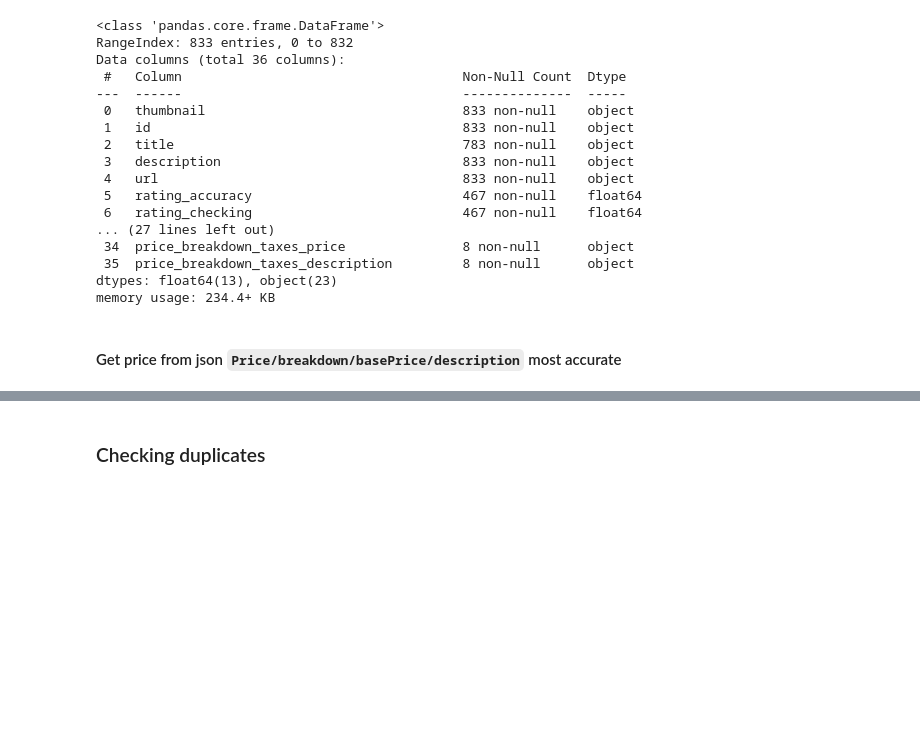
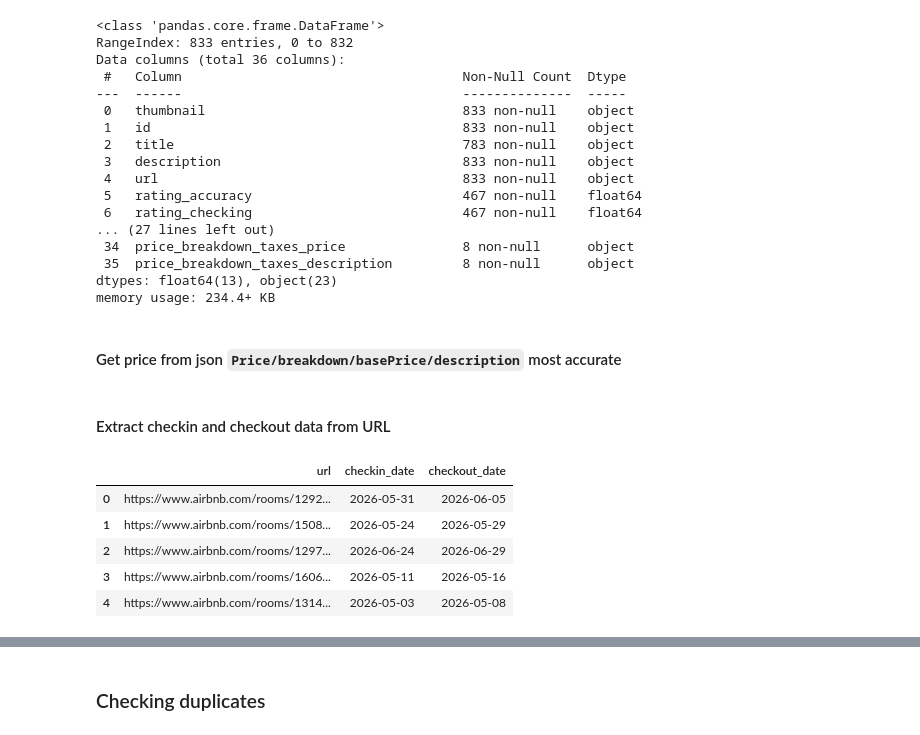
Before and after one commit to Mennaa-Ayman/Airbnb-Data-Analytics, a Jupyter notebook: Cleaning/Data_cleaning.ipynb, the cells around one changed output, grey strips where cells are left out. Saved outputs shown, nothing was run; the diff lists cells and outputs as text; code cells hidden in the pictures; blank space fills up the shorter version.

```diff
--- a/Cleaning/Data_cleaning.ipynb
+++ b/Cleaning/Data_cleaning.ipynb
@@ -8,7 +8,7 @@ import pandas as pd
 import json
 import re
 
-with open(r"../Data/raw/Airbnb_Scrabbed.json", encoding="utf-8") as f:
+with open(r"../Data/raw/Airbnb_Scrapped.json", encoding="utf-8") as f:
     data = json.load(f)
 
 if isinstance(data, dict):
@@ -76,3 +76,33 @@ def extract_nightly_price_from_str(desc, price=None):
     return np.nan
 # Apply extraction to the DataFrame
 df['nightly_price'] = df.apply(lambda row: extract_nightly_price_from_str(row['price_breakdown_baseprice_description'], row.get('price_breakdown_baseprice_price')), axis=1)
+# %% [markdown]
+#### Extract checkin and checkout data from URL
+# %%
+import urllib.parse
+
+def extract_checkin_checkout(url):
+    """Extract check-in and checkout dates from Airbnb URL if present as query params."""
+    if not isinstance(url, str):
+        return pd.Series([None, None])
+    parsed = urllib.parse.urlparse(url)
+    params = urllib.parse.parse_qs(parsed.query)
+    checkin = params.get('check_in', [None])[0]
+    checkout = params.get('check_out', [None])[0]
+    return pd.Series([checkin, checkout])
+
+# Apply extraction to the DataFrame
+if 'url' in df.columns:
+    df[['checkin_date', 'checkout_date']] = df['url'].apply(extract_checkin_checkout)
+else:
+    df['checkin_date'] = None
+    df['checkout_date'] = None
+
+df[['url', 'checkin_date', 'checkout_date']].head()
+# %% [output]
+|  | url | checkin_date | checkout_date |
+| 0 | https://www.airbnb.com/rooms/1292... | 2026-05-31 | 2026-06-05 |
+| 1 | https://www.airbnb.com/rooms/1508... | 2026-05-24 | 2026-05-29 |
+| 2 | https://www.airbnb.com/rooms/1297... | 2026-06-24 | 2026-06-29 |
+| 3 | https://www.airbnb.com/rooms/1606... | 2026-05-11 | 2026-05-16 |
+| 4 | https://www.airbnb.com/rooms/1314... | 2026-05-03 | 2026-05-08 |
```
Also changed, not shown: parts of 15 cells of this notebook, 5 other files.
